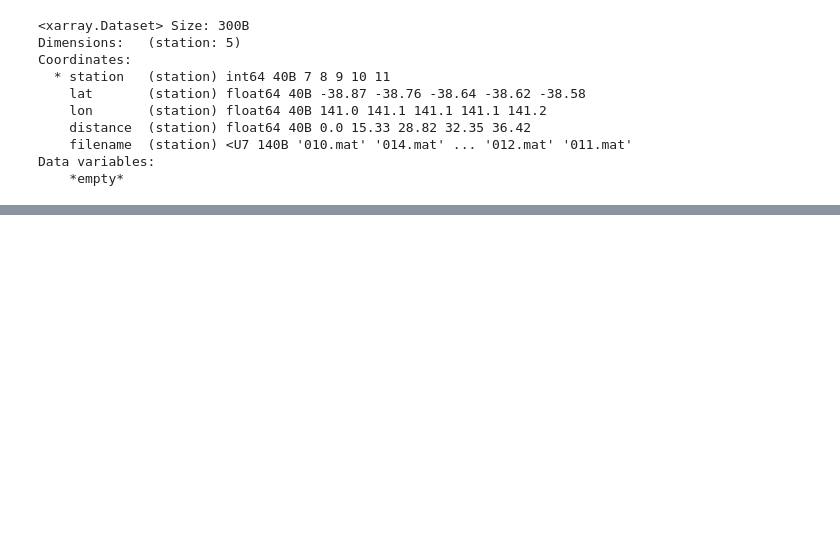
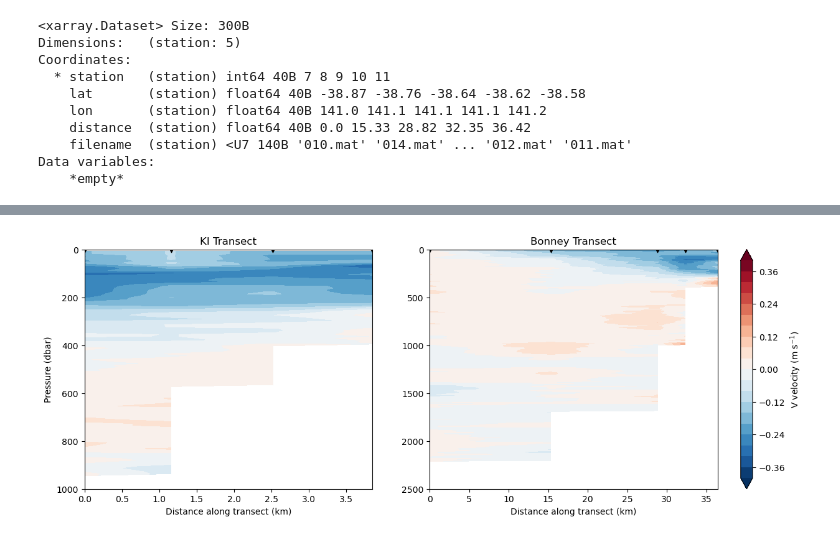
Before and after one commit to ribeiron/CAPSTAN_HAB_work, a Jupyter notebook: Notebooks/Bonney_ADCP_plot.ipynb, the cells around one changed output, grey strips where cells are left out. Drawn from its saved outputs; the diff is of its cells as text; code cells hidden in the pictures; blank space fills up the shorter version.

```diff
--- a/Notebooks/Bonney_ADCP_plot.ipynb
+++ b/Notebooks/Bonney_ADCP_plot.ipynb
@@ -314,3 +465,5 @@ last4 = ladcp.isel(station=slice(-5, None))
+# %%
+KI = ladcp.isel(station=slice(3, 7))
 # %%
 ## I would like to plot distance between stations rather than lat lon
 import numpy as np
@@ -541,2 +779,90 @@ plt.tight_layout()
+# %%
+fig, (ax1, ax2) = plt.subplots(1, 2, figsize=(16, 5))
+
+# Colour levels shared between panels
+levels = np.linspace(-0.4, 0.4, 21)
+
+# ============================================================
+# PANEL 1: KI TRANSECT
+# ============================================================
+
+# Create 2D distance grid matching pressure
+distance_grid_ki = np.broadcast_to(
+    distance_ki[np.newaxis, :],
+    pressure_ki.shape
+)
+
+cf1 = ax1.contourf(
+    distance_grid_ki,
+    pressure_ki,
+    Vki,
+    levels=levels,
+    cmap="RdBu_r",
+    extend="both"
+)
+
+ax1.set_ylim(1000, 0)
+ax1.set_xlabel("Distance along transect (km)")
+ax1.set_ylabel("Pressure (dbar)")
+ax1.set_title("KI Transect")
+
+# Station positions
+ax1.scatter(
+    distance_ki,
+    np.zeros_like(distance_ki),
+    marker="v",
+    color="k",
+    zorder=10
+)
+
+# ============================================================
+# PANEL 2: BONNEY TRANSECT
+# ============================================================
+
+distance_grid_b = np.broadcast_to(
+    distance_b[np.newaxis, :],
+    pressure_b.shape
+)
+
+cf2 = ax2.contourf(
+    distance_grid_b,
+    pressure_b,
+    Vb,
+    levels=levels,
+    cmap="RdBu_r",
+    extend="both"
+)
+
+ax2.set_ylim(2500, 0)
+ax2.set_xlabel("Distance along transect (km)")
+#ax2.set_ylabel("Pressure (dbar)")
+ax2.set_title("Bonney Transect")
+
+# Station positions
+ax2.scatter(
+    distance_b,
+    np.zeros_like(distance_b),
+    marker="v",
+    color="k",
+    zorder=10
+)
+
+# ============================================================
+# SHARED COLOUR BAR
+# ============================================================
+
+cbar = fig.colorbar(
+    cf2,
+    ax=[ax1, ax2],
+    pad=0.03,
+    extend="both"
+)
+
+cbar.set_label("V velocity (m s$^{-1}$)")
+
+#plt.tight_layout()
+plt.show()
+# %% [output]
+[figure, added]
 # %%
 ## Contour plot style - U
```
Also changed, not shown: parts of 25 cells of this notebook, 4 other files.
